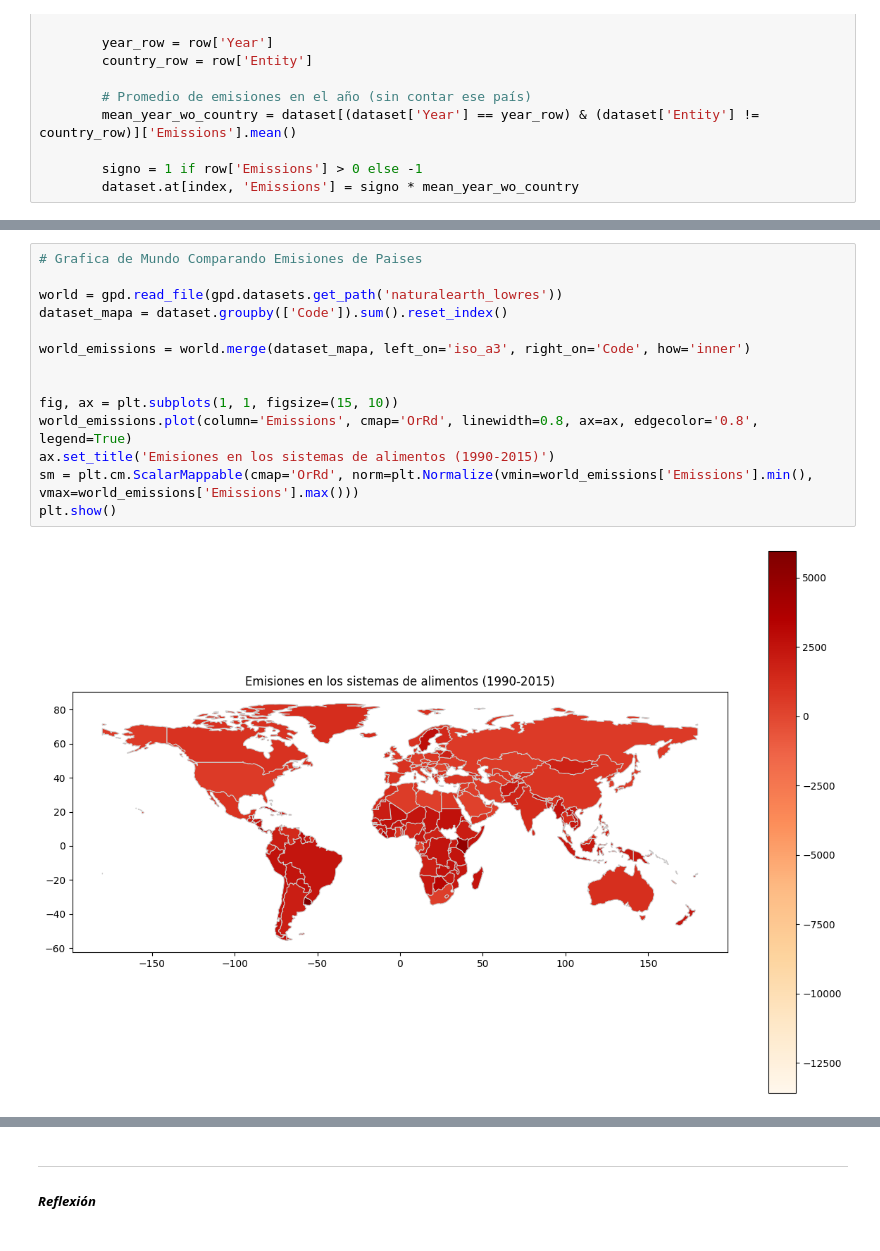
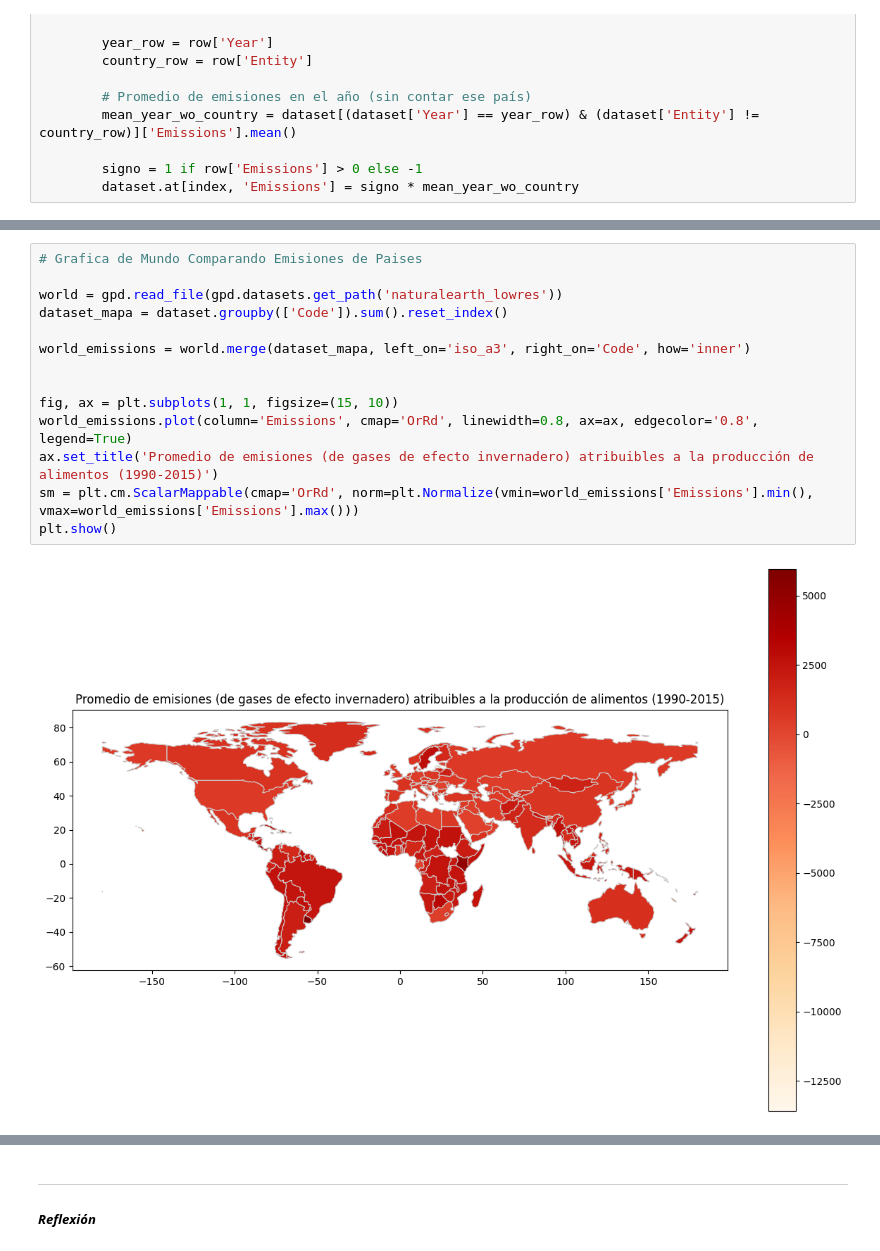
Before and after one commit to stefanoaragoni/datascience_lab9, a Jupyter notebook: lab9.ipynb, the cells around one changed output, grey strips where cells are left out. Drawn from its saved outputs; the diff is of its cells as text.

```diff
--- a/lab9.ipynb
+++ b/lab9.ipynb
@@ -134,17 +140,17 @@ Este contiene información de 245 países, desde el año 1990 hasta el 2015.
 # %%
 # Grafica de Mundo Comparando Emisiones de Paises
 
 world = gpd.read_file(gpd.datasets.get_path('naturalearth_lowres'))
 dataset_mapa = dataset.groupby(['Code']).sum().reset_index()
 
 world_emissions = world.merge(dataset_mapa, left_on='iso_a3', right_on='Code', how='inner')
 
 
 fig, ax = plt.subplots(1, 1, figsize=(15, 10))
 world_emissions.plot(column='Emissions', cmap='OrRd', linewidth=0.8, ax=ax, edgecolor='0.8', legend=True)
-ax.set_title('Emisiones en los sistemas de alimentos (1990-2015)')
+ax.set_title('Promedio de emisiones (de gases de efecto invernadero) atribuibles a la producción de alimentos (1990-2015)')
 sm = plt.cm.ScalarMappable(cmap='OrRd', norm=plt.Normalize(vmin=world_emissions['Emissions'].min(), vmax=world_emissions['Emissions'].max()))
 plt.show()
 # %% [output]
-[figure, old version]
+[figure, new version]
 # %% [markdown]
```
Also changed, not shown: parts of 16 cells of this notebook.
